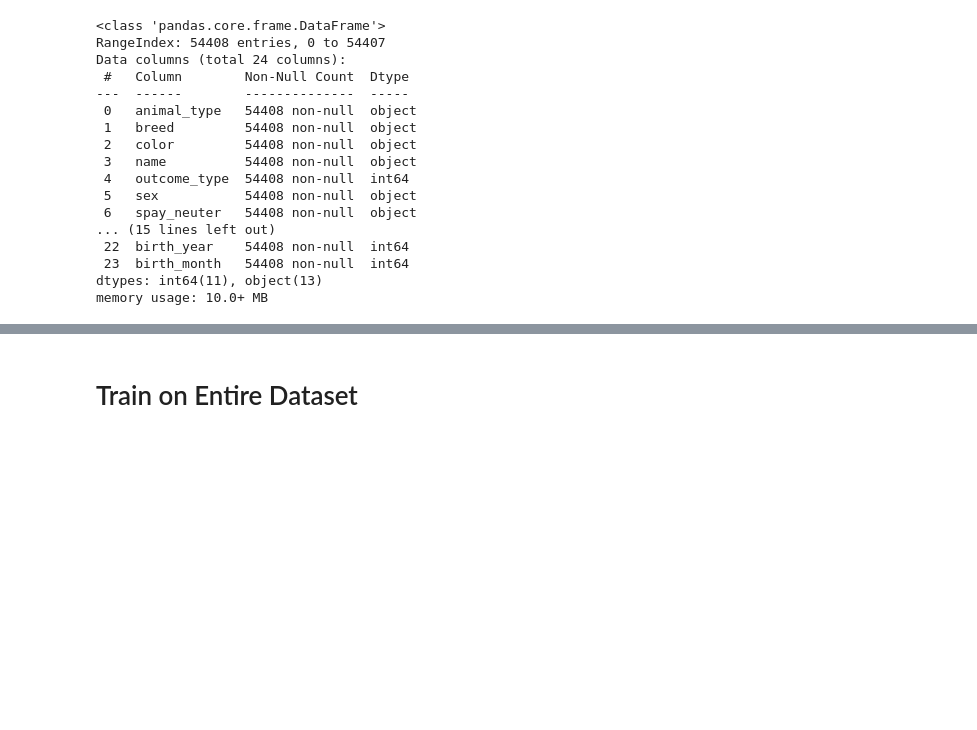
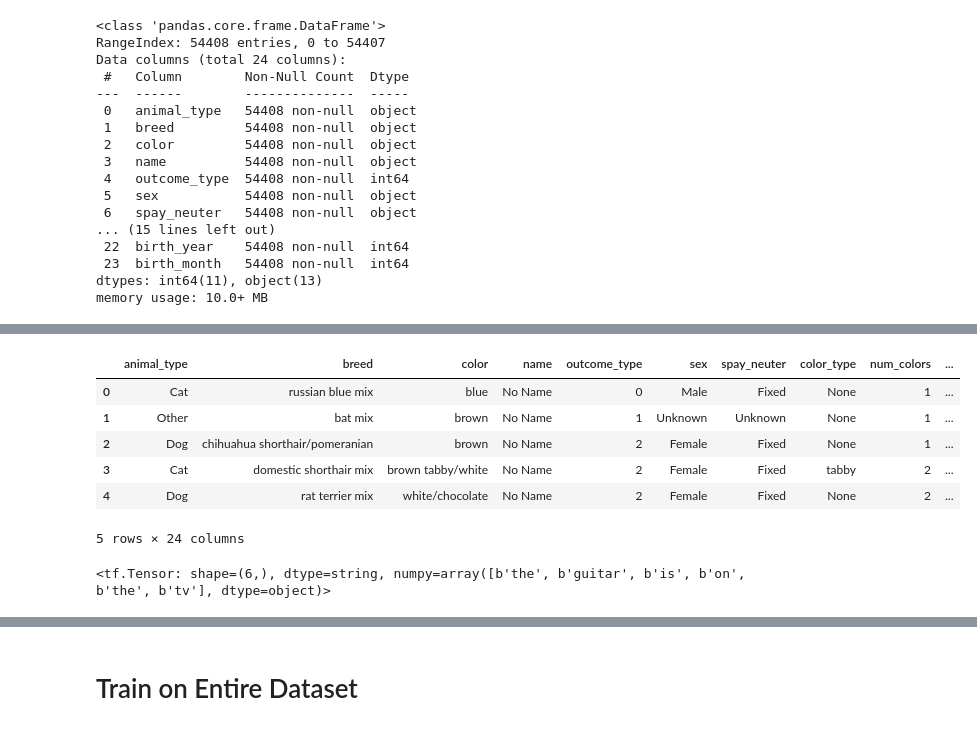
Before and after one commit to ageofneil/kaggle, a Jupyter notebook: sliced_s01e10/mode_text_features.ipynb, the cells around one changed output, grey strips where cells are left out. Drawn from its saved outputs; the diff is of its cells as text; code cells hidden in the pictures; blank space fills up the shorter version.

```diff
--- a/sliced_s01e10/mode_text_features.ipynb
+++ b/sliced_s01e10/mode_text_features.ipynb
@@ -280,4 +290,18 @@ test_dataset = tf.data.Dataset.from_tensor_slices(test_dataframe)
 
 train_ds = train_dataset.batch(64).map(prepare_dataset)
 test_ds = test_dataset.batch(64).map(prepare_dataset)
+# %%
+train.head()
+# %% [output]
+|  | animal_type | breed | color | name | outcome_type | sex | spay_neuter | color_type | num_colors | ... |
+| 0 | Cat | russian blue mix | blue | No Name | 0 | Male | Fixed | None | 1 | ... |
+| 1 | Other | bat mix | brown | No Name | 1 | Unknown | Unknown | None | 1 | ... |
+| 2 | Dog | chihuahua shorthair/pomeranian | brown | No Name | 2 | Female | Fixed | None | 1 | ... |
+| 3 | Cat | domestic shorthair mix | brown tabby/white | No Name | 2 | Female | Fixed | tabby | 2 | ... |
+| 4 | Dog | rat terrier mix | white/chocolate | No Name | 2 | Female | Fixed | None | 2 | ... |
+5 rows × 24 columns
+# %%
+tf.strings.split("the guitar is on the tv")
+# %% [output]
+<tf.Tensor: shape=(6,), dtype=string, numpy=array([b'the', b'guitar', b'is', b'on', b'the', b'tv'], dtype=object)>
 # %%
```
Also changed, not shown: parts of 17 cells of this notebook, 1 other file.
